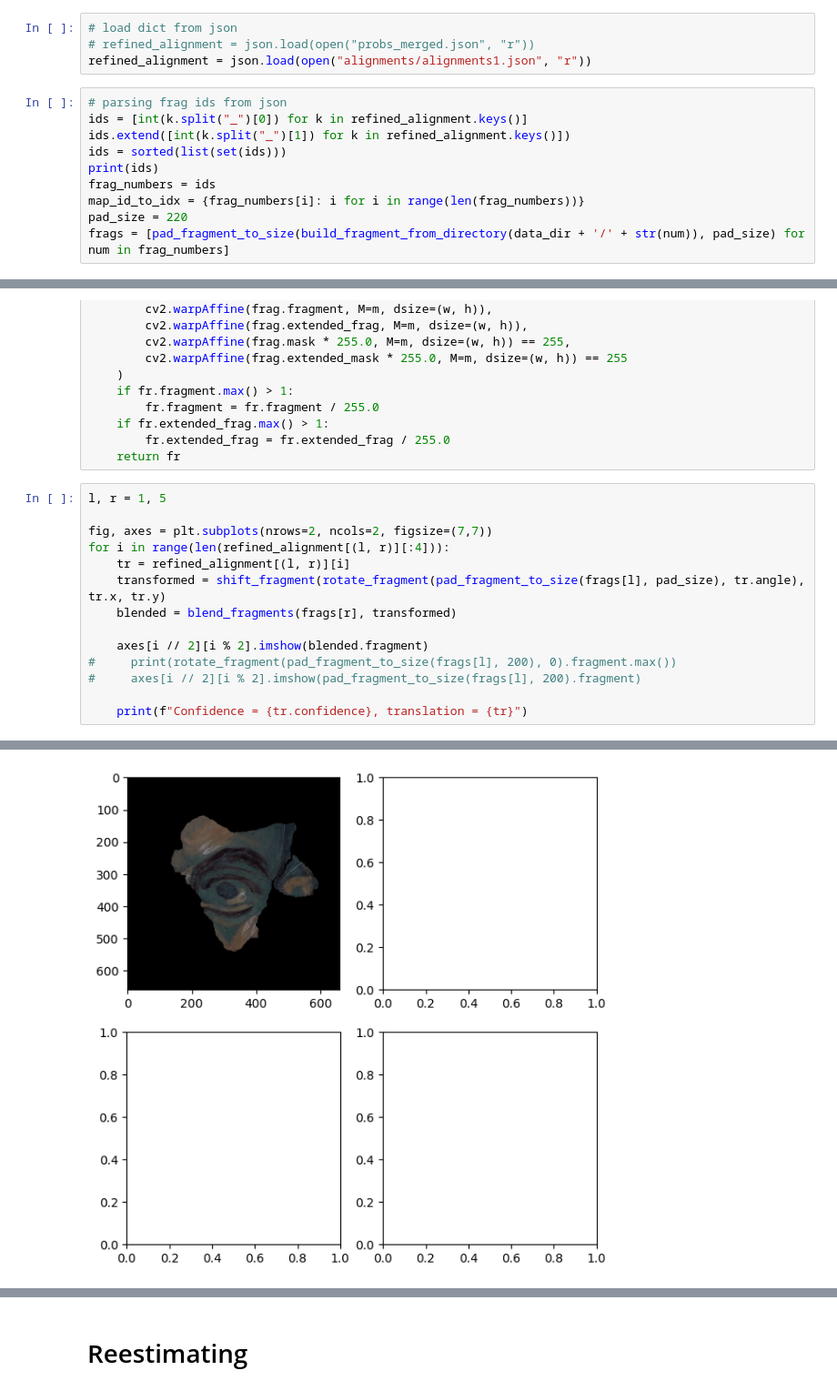
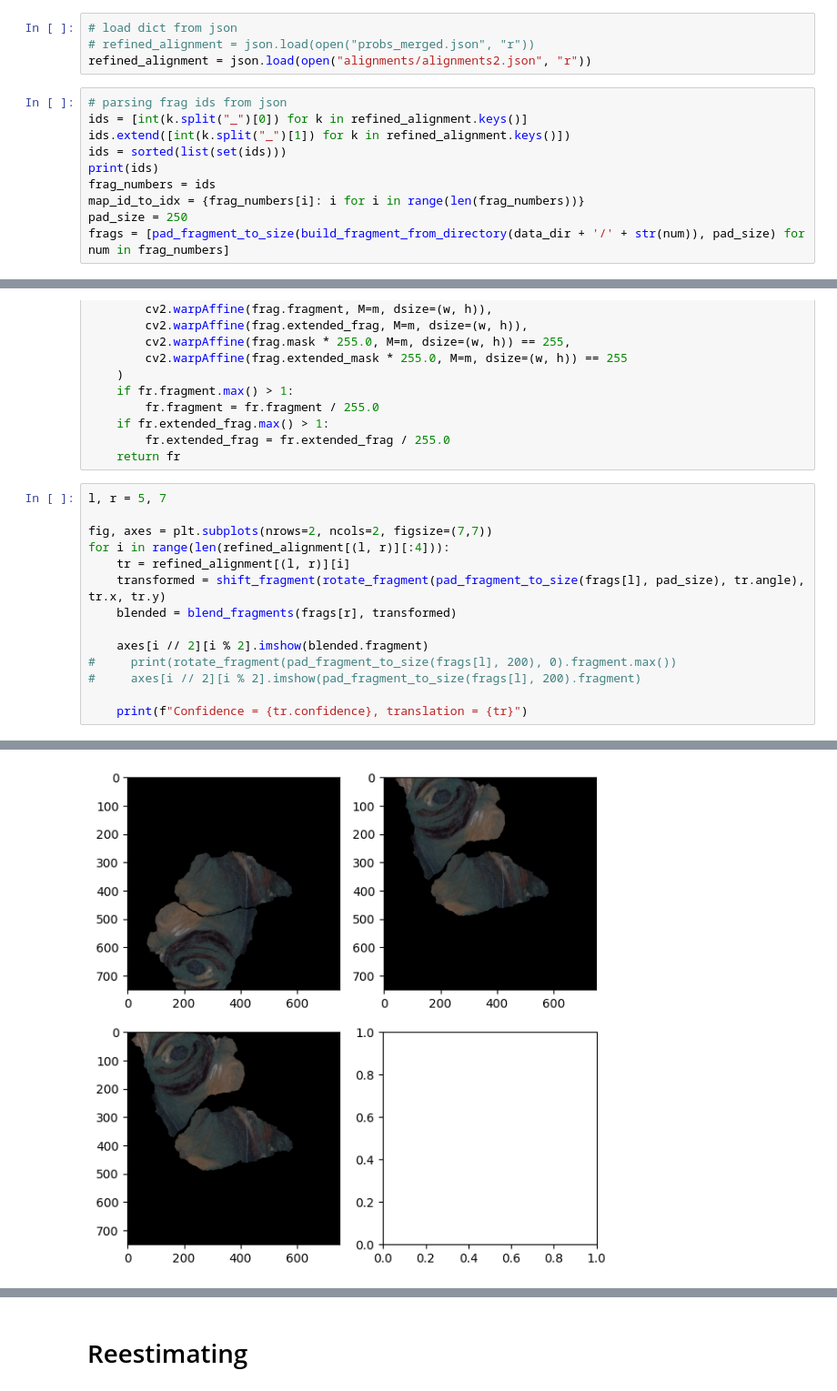
Before and after one commit to vippolitov/fresco-reassembling, a Jupyter notebook: code/4_reestimating_probs.ipynb, the cells around one changed output, grey strips where cells are left out. Shown at 91% size. Cells and saved outputs as stored; diff of their text form.

```diff
--- a/code/4_reestimating_probs.ipynb
+++ b/code/4_reestimating_probs.ipynb
@@ -40,7 +41,7 @@ axes[1].imshow(frag2.fragment)
 # %%
 # load dict from json
 # refined_alignment = json.load(open("probs_merged.json", "r"))
-refined_alignment = json.load(open("alignments/alignments1.json", "r"))
+refined_alignment = json.load(open("alignments/alignments2.json", "r"))
 # %%
 # parsing frag ids from json
 ids = [int(k.split("_")[0]) for k in refined_alignment.keys()]
@@ -49,6 +50,6 @@ ids = sorted(list(set(ids)))
 print(ids)
 frag_numbers = ids
 map_id_to_idx = {frag_numbers[i]: i for i in range(len(frag_numbers))}
-pad_size = 220
+pad_size = 250
 frags = [pad_fragment_to_size(build_fragment_from_directory(data_dir + '/' + str(num)), pad_size) for num in frag_numbers]
 # %% [output]
@@ -96,7 +97,7 @@ def rotate_fragment(frag, angle, c=None):
         fr.extended_frag = fr.extended_frag / 255.0
     return fr
 # %%
-l, r = 1, 5
+l, r = 5, 7
 
 fig, axes = plt.subplots(nrows=2, ncols=2, figsize=(7,7))
 for i in range(len(refined_alignment[(l, r)][:4])):
@@ -114 +117 @@ Confidence = 0.9074293917197327, translation = Translation(x=196, y=-22, angle=-
-[figure, old version]
+[figure, new version]
```
Also changed, not shown: parts of 26 cells of this notebook, 19 other files.
